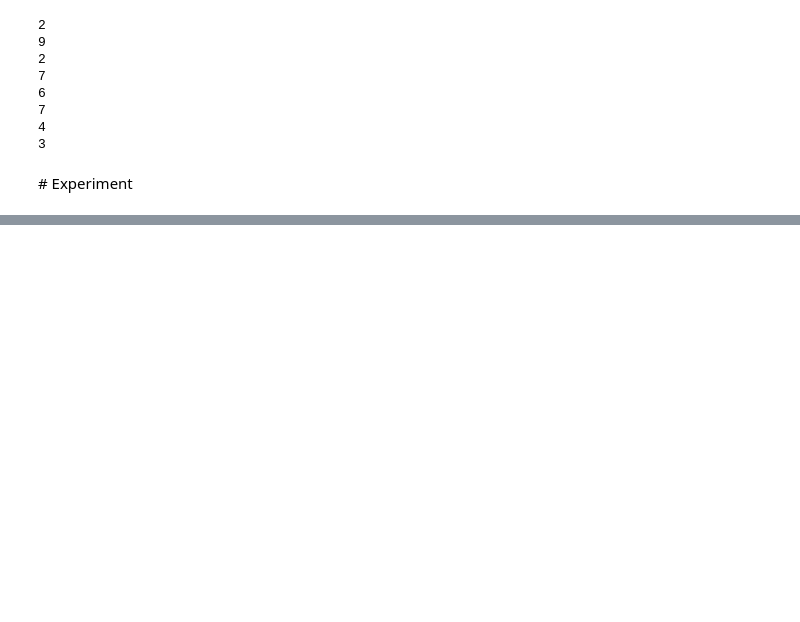
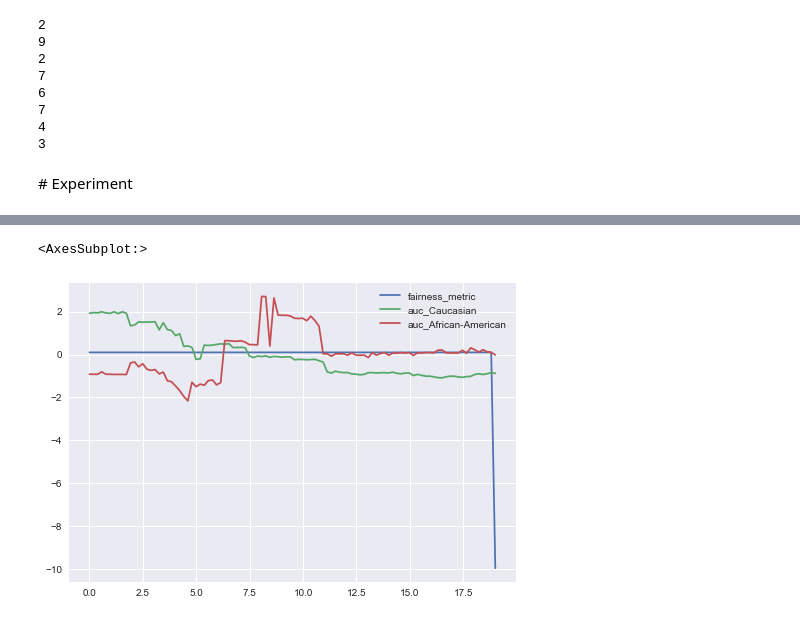
Before and after one commit to cmougan/FairEncoder, a Jupyter notebook: Vanilla.ipynb, the cells around one changed output, grey strips where cells are left out. Cells and saved outputs as stored; diff of their text form; code cells hidden in the pictures; blank space fills up the shorter version.

Commit message:
creating a function

```diff
--- a/Vanilla.ipynb
+++ b/Vanilla.ipynb
@@ -229,0 +217,12 @@ if SCALING:
+# %%
+# Experiment parameters
+COL = "Ethnic_Code_Text"
+GROUP1 = "Caucasian"
+GROUP2 = "African-American"
+
+# To scale the plot
+SCALING = True
+
+# To modify the metric update metric calculator function
+# param = [0, 1, 2, 5, 10, 20, 50, 100]
+PARAM = np.linspace(0, 19, 100)
@@ -229,0 +236,7 @@ if SCALING:
+# %%
+fair_encoder(
+    model=LogisticRegression(), enc="targetenc", param=PARAM, scaling=SCALING
+).plot()
+# %% [output]
+<AxesSubplot:>
+[figure, added]
```
Also changed, not shown: parts of 8 cells of this notebook.
